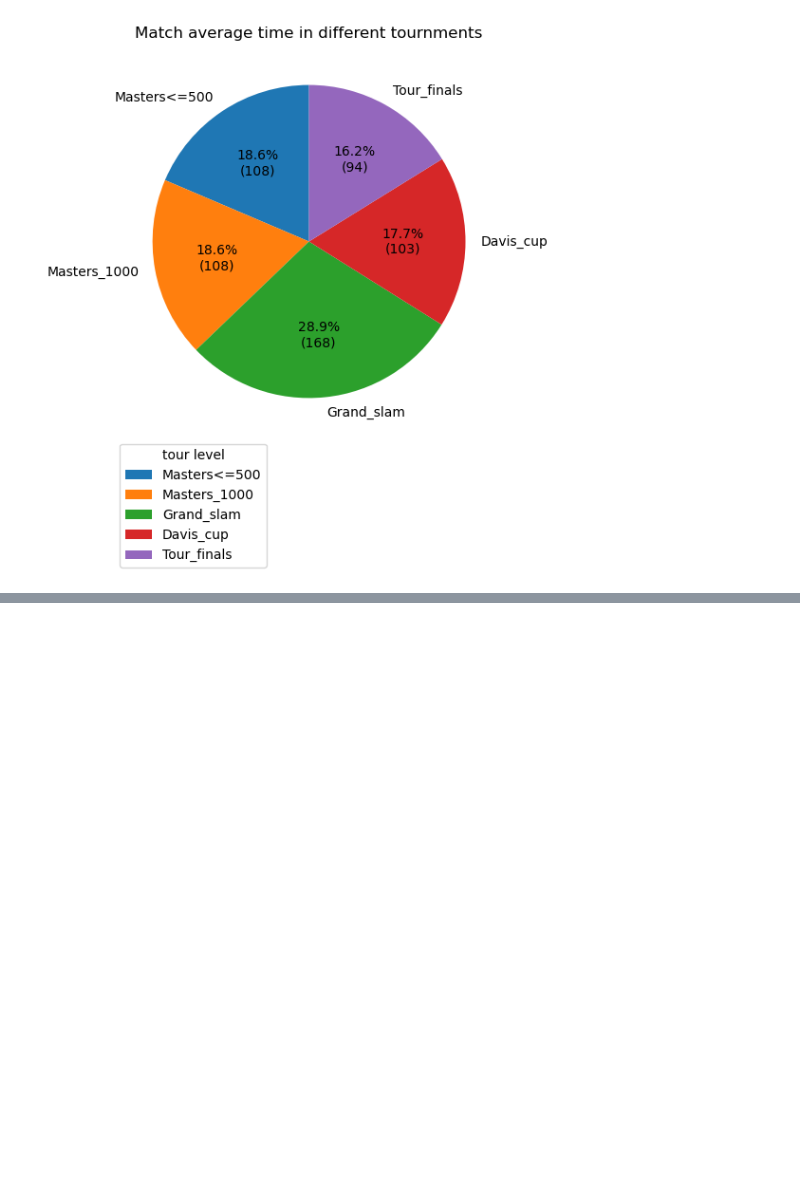
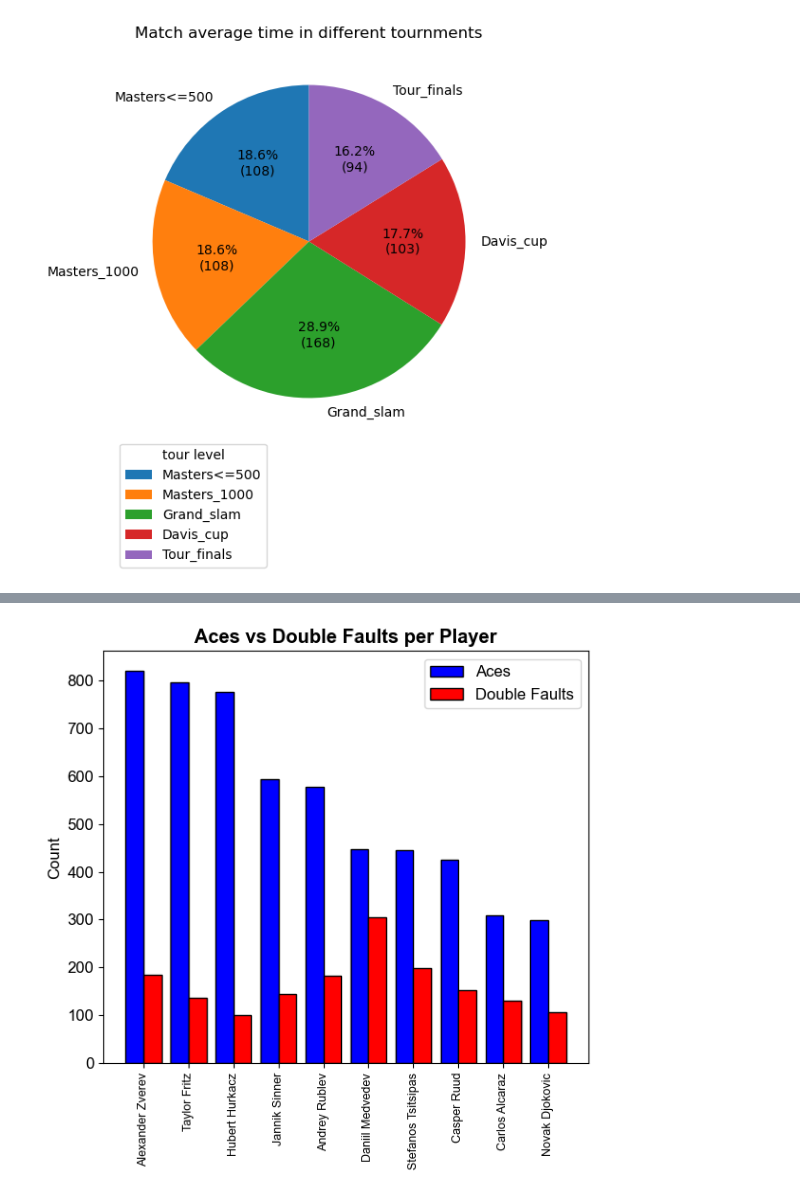
Before and after one commit to AbdelrahmanElEkiaby/Atp_2024_Season_Analysis, a Jupyter notebook: Analysis_code.ipynb, the cells around one changed output, grey strips where cells are left out. Saved outputs shown, nothing was run; the diff lists cells and outputs as text; code cells hidden in the pictures; blank space fills up the shorter version.

```diff
--- a/Analysis_code.ipynb
+++ b/Analysis_code.ipynb
@@ -242,0 +353,60 @@ plt.show()
+# %%
+#the same function as above but without the ratio just displaying aces vs doublefaults with the total points
+def aces_vs_faults_per_player(df):
+
+    players = []
+    aces = []
+    dfaults = []
+
+
+    for player, s in df.groupby("player"):
+        players.append(player)
+        aces.append(s["aces"].sum())
+        dfaults.append(s["dfault"].sum())
+
+    stats = pd.DataFrame({
+        "player": players,
+        "aces": aces,
+        "dfault": dfaults
+    })
+
+
+    stats = stats.sort_values("aces", ascending=False).head(10)
+
+
+    x = np.arange(len(stats))
+    bar_width = 0.4
+
+    plt.figure(figsize=(6, 6))
+
+
+    plt.bar(
+        x - bar_width/2,
+        stats["aces"],
+        width=bar_width,
+        color="blue",
+        edgecolor="black",
+        label="Aces"
+    )
+
+
+    plt.bar(
+        x + bar_width/2,
+        stats["dfault"],
+        width=bar_width,
+        color="red",
+        edgecolor="black",
+        label="Double Faults"
+    )
+
+
+    plt.xticks(x, stats["player"], rotation=90, fontsize=9)
+    plt.ylabel("Count")
+    plt.title("Aces vs Double Faults per Player", fontweight="bold")
+    plt.legend()
+
+    plt.tight_layout()
+    plt.show()
+aces_vs_faults_per_player(serve_df)
+# %% [output]
+[figure, added]
```
Also changed, not shown: parts of 28 cells of this notebook, 11 other files.
